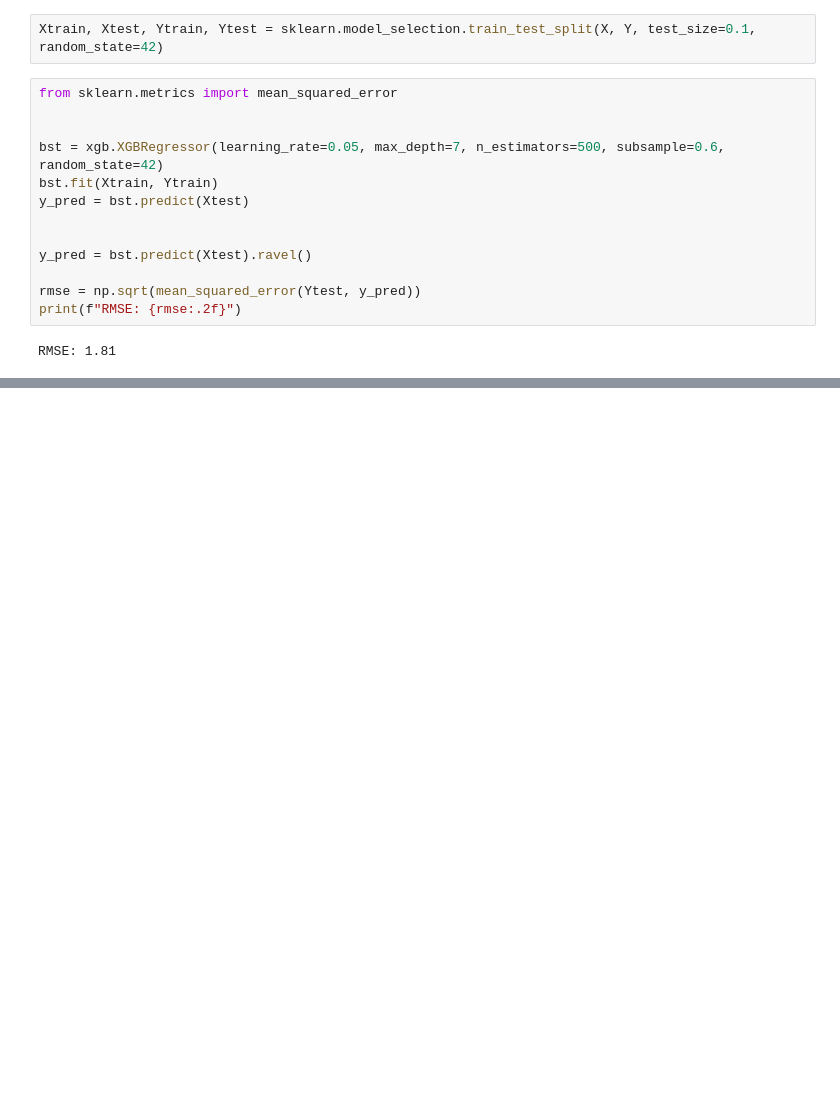
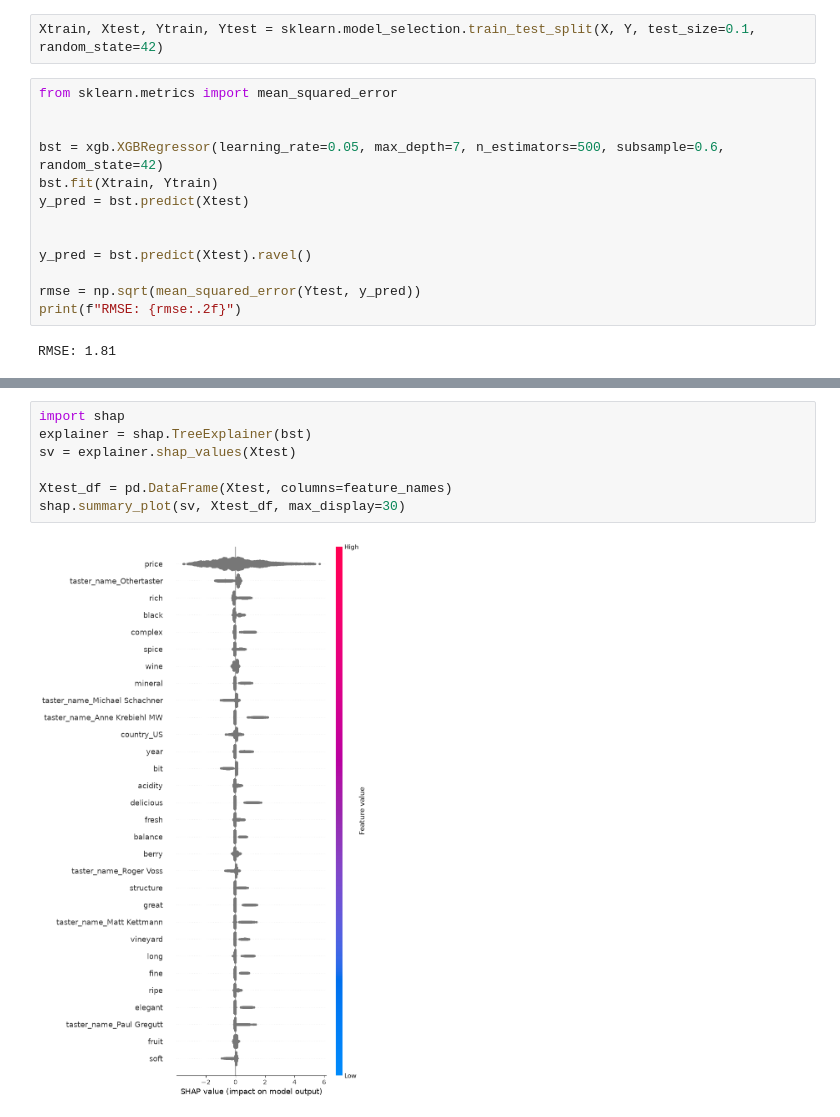
Before and after one commit to Alexso1010/Wine-Cloud, a Jupyter notebook: vin.ipynb, the cells around one changed output, grey strips where cells are left out. Cells and saved outputs as stored; diff of their text form; blank space fills up the shorter version.

Commit message:
explain xgb

```diff
--- a/vin.ipynb
+++ b/vin.ipynb
@@ -492,0 +480,9 @@ importances.plot.barh(figsize=(10, 35))
+# %%
+import shap
+explainer = shap.TreeExplainer(bst)
+sv = explainer.shap_values(Xtest)
+
+Xtest_df = pd.DataFrame(Xtest, columns=feature_names)
+shap.summary_plot(sv, Xtest_df, max_display=30)
+# %% [output]
+[figure, added]
```
Also changed, not shown: parts of 10 cells of this notebook.
